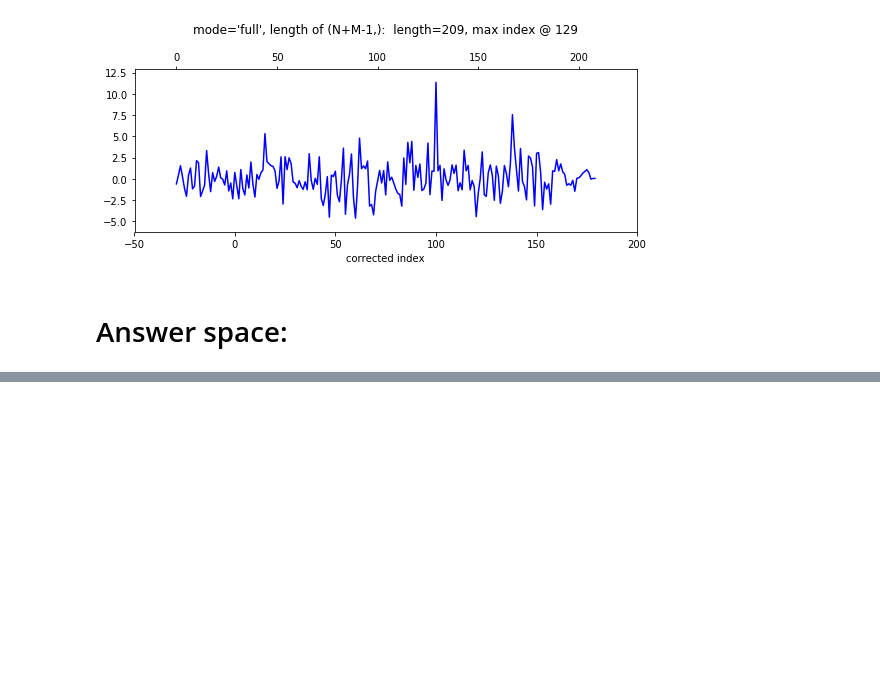
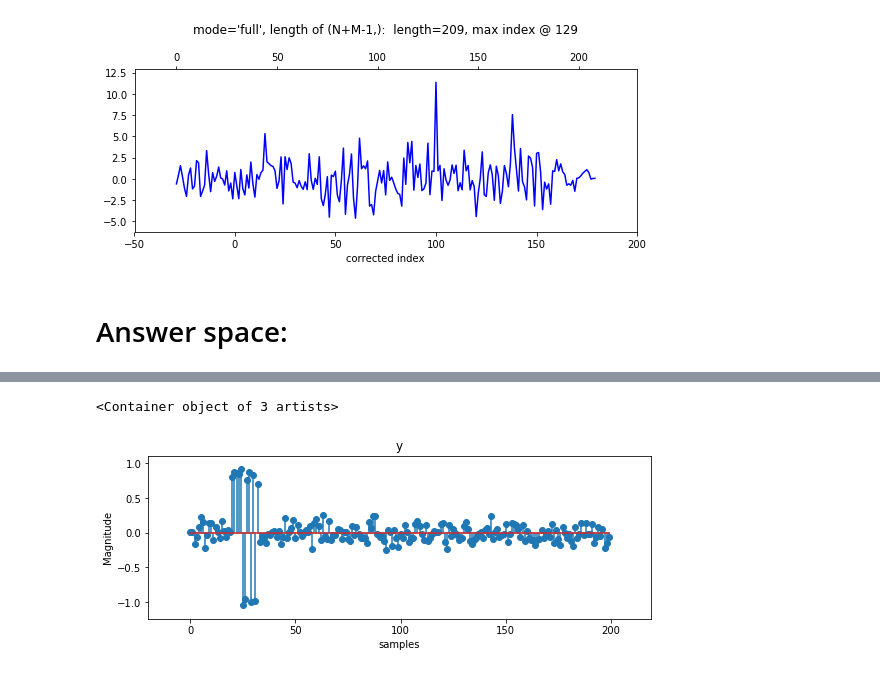
Before and after one commit to pietergoos/Stellenbosch-University, a Jupyter notebook: SS414/prac3_correlation.ipynb, the cells around one changed output, grey strips where cells are left out. Cells and saved outputs as stored; diff of their text form; code cells hidden in the pictures; blank space fills up the shorter version.

```diff
--- a/SS414/prac3_correlation.ipynb
+++ b/SS414/prac3_correlation.ipynb
@@ -223,0 +232,16 @@ add_top_axis(np.arange(len(corr)), '');
+# %%
+#Question 3b
+a = 0.9
+D = 20
+n = 200
+
+w = np.random.normal(loc = 0, scale=np.sqrt(0.01), size=n)
+
+y = w
+y[D:D+x.size] += a*x
+
+setup_plot("y", "Magnitude", "samples")
+pl.stem(y)
+# %% [output]
+<Container object of 3 artists>
+[figure, added]
```
Also changed, not shown: parts of 9 cells of this notebook, 1 other file.
